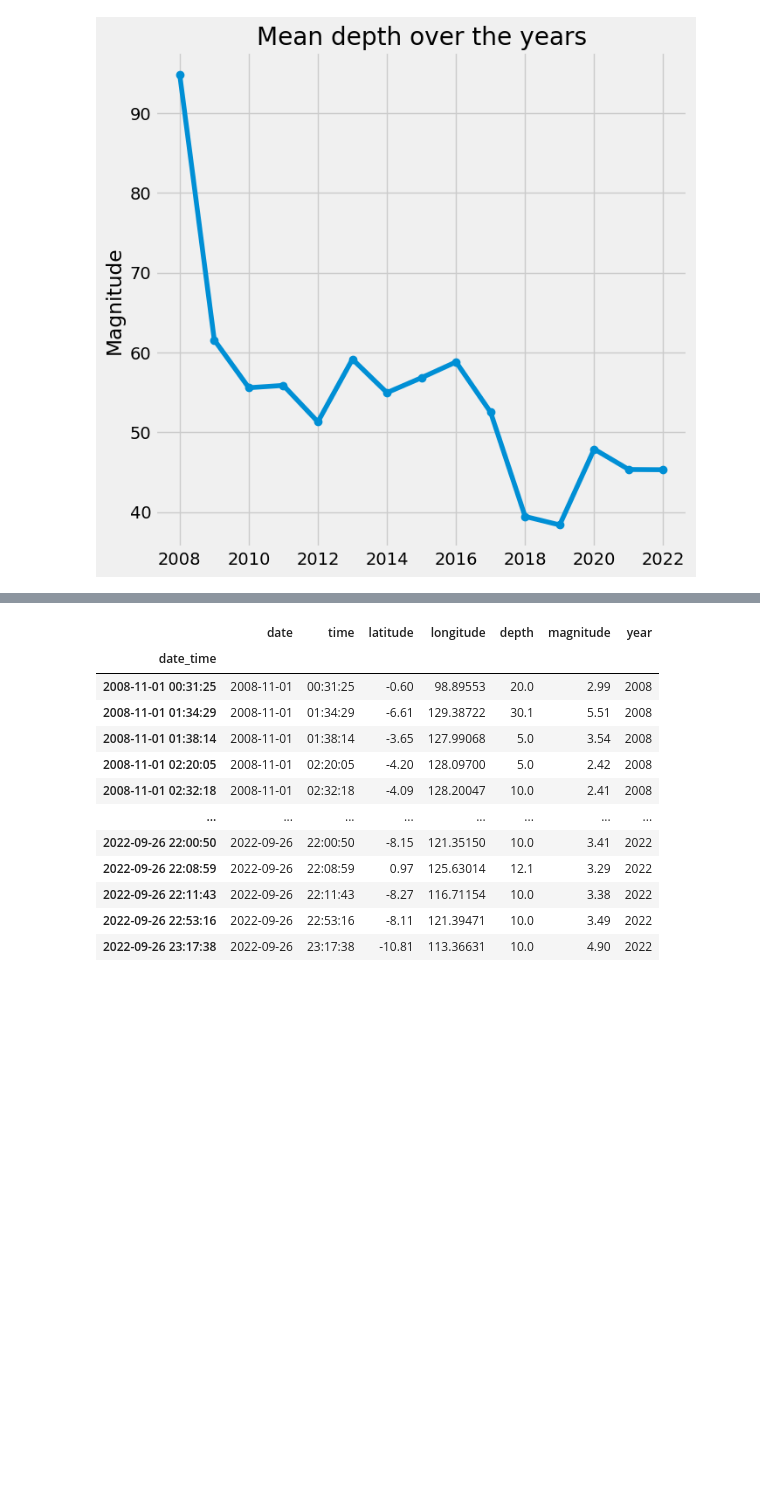
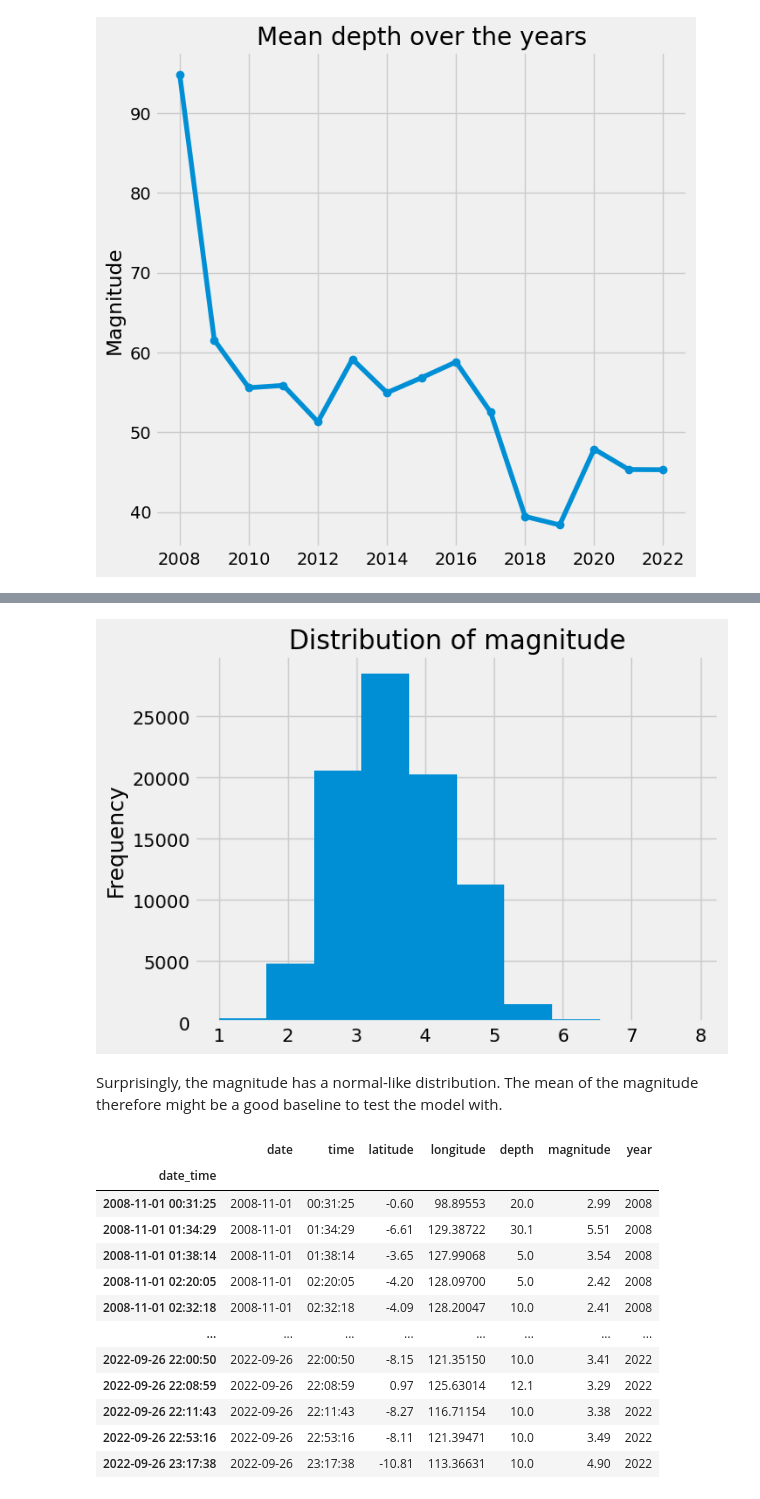
Before and after one commit to rafpang/earthquakes-series, a Jupyter notebook: ml_experimentation.ipynb, the cells around one changed output, grey strips where cells are left out. Drawn from its saved outputs; the diff is of its cells as text; code cells hidden in the pictures; blank space fills up the shorter version.

Commit message:
updated ml model

```diff
--- a/ml_experimentation.ipynb
+++ b/ml_experimentation.ipynb
@@ -58,3 +66,9 @@ ax.set_ylabel("Magnitude");
+# %%
+df.magnitude.plot(kind='hist', title='Distribution of magnitude');
+# %% [output]
+[figure, added]
+# %% [markdown]
+Surprisingly, the magnitude has a normal-like distribution. The mean of the magnitude therefore might be a good baseline to test the model with.
 # %%
 
 data = df.copy()
```
Also changed, not shown: parts of 16 cells of this notebook, 1 other file.
